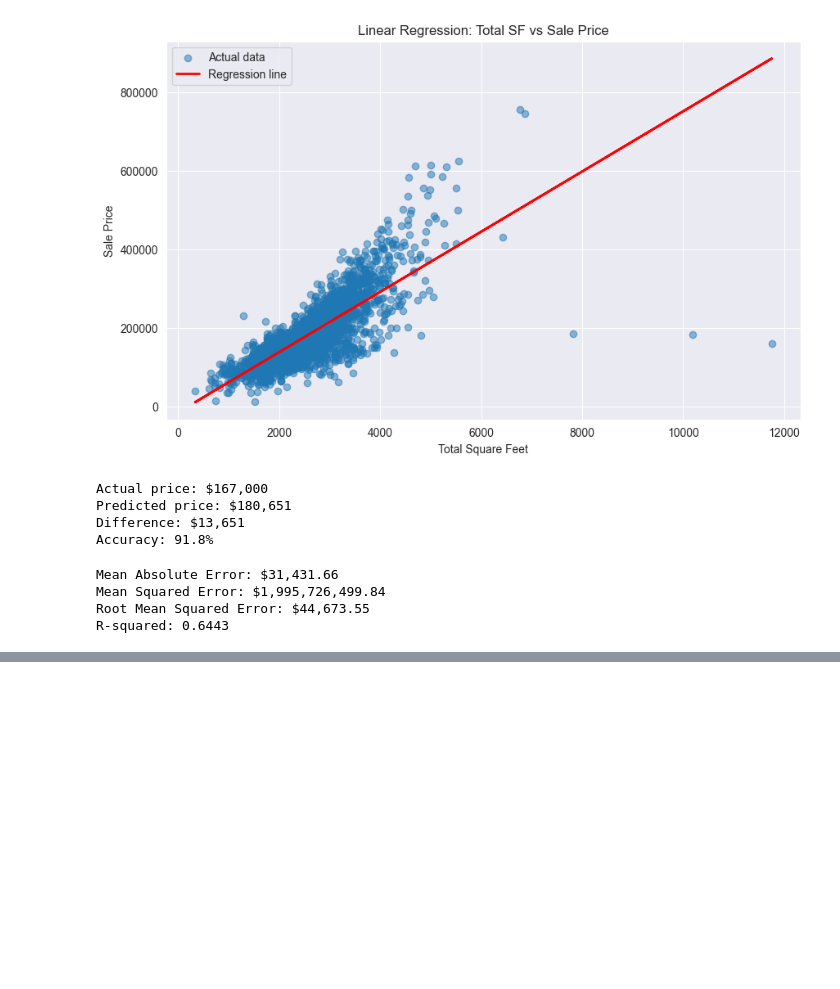
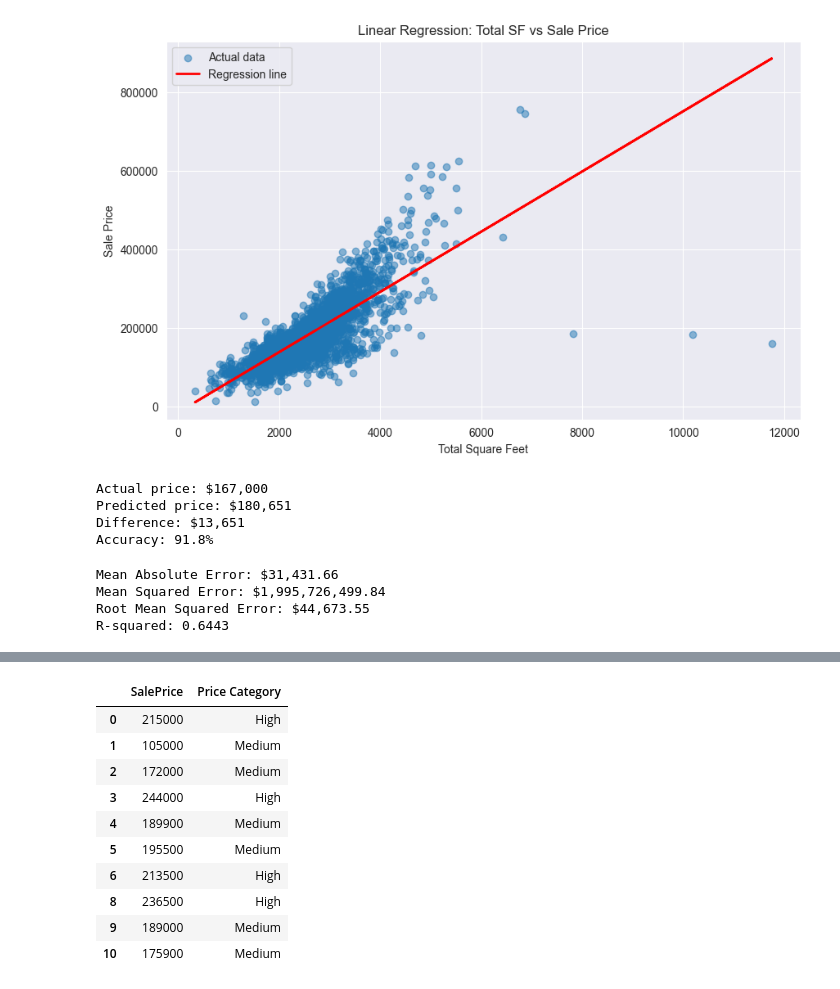
Before and after one commit to 03vladd/ML, a Jupyter notebook: Lab1.ipynb, the cells around one changed output, grey strips where cells are left out. Cells and saved outputs as stored; diff of their text form; code cells hidden in the pictures; blank space fills up the shorter version.

```diff
--- a/Lab1.ipynb
+++ b/Lab1.ipynb
@@ -403,0 +455,14 @@ R-squared: 0.6443
+# %%
+df[['SalePrice', 'Price Category']].head(10)
+# %% [output]
+|  | SalePrice | Price Category |
+| 0 | 215000 | High |
+| 1 | 105000 | Medium |
+| 2 | 172000 | Medium |
+| 3 | 244000 | High |
+| 4 | 189900 | Medium |
+| 5 | 195500 | Medium |
+| 6 | 213500 | High |
+| 8 | 236500 | High |
+| 9 | 189000 | Medium |
+| 10 | 175900 | Medium |
```
Also changed, not shown: parts of 30 cells of this notebook.
